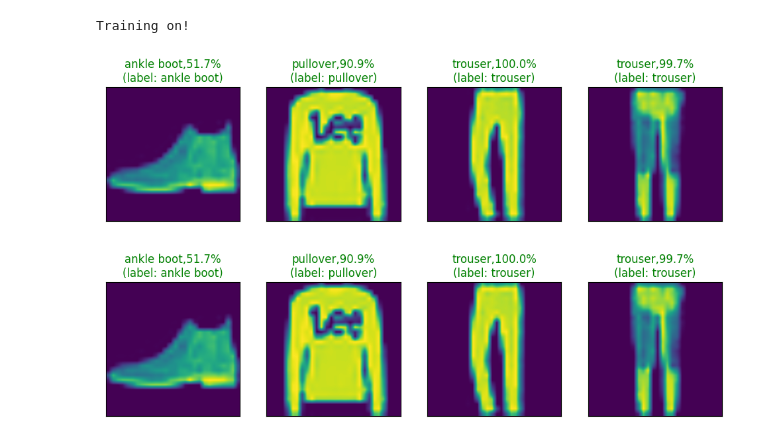
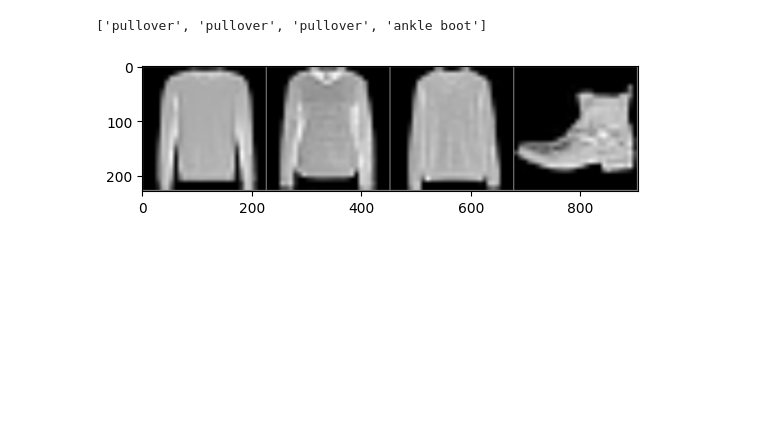
Before and after one commit to Kingsley-Cheng/NN, a Jupyter notebook: CNN/AlexNet.ipynb, the cells around one changed output. Cells and saved outputs as stored; diff of their text form; code cells hidden in the pictures; blank space fills up the shorter version.

```diff
--- a/CNN/AlexNet.ipynb
+++ b/CNN/AlexNet.ipynb
@@ -133,38 +72,0 @@ writer.close()
-# %%
-def train(epochs, model, criterion, opt,train_set):
-    def init_weights(m):
-        if type(m) == nn.Linear or type(m) == nn.Conv2d:
-            nn.init.xavier_uniform_(m.weight)
-
-    model.apply(init_weights)
-    print("Training on!")
-
-    if torch.cuda.is_available():
-        device = torch.device('cuda')
-    else:
-        device = torch.device("cpu")
-
-    model.to(device)
-
-    for epoch in range(epochs):
-        running_loss = 0.0
-        model.train()
-        for i,(X, y) in enumerate(train_set,0):
-            opt.zero_grad()
-            X, y = X.to(device), y.to(device)
-            pred = model(X)
-            loss = criterion(pred, y)
-            running_loss += loss.item()
-            loss.backward()
-            opt.step()
-
-        print(f"epoch {i}: loss={running_loss/i}")
-    print("Finish Training")
-    return model.eval()
-
-epochs = 1
-criterion = nn.CrossEntropyLoss()
-optimizer = optim.SGD(alexnet.parameters(), lr = 0.001, momentum=0.9)
-model = train(epochs,alexnet,criterion,optimizer,trains)
-# %% [output]
-Training on!
@@ -187,26 +72,0 @@ print("Accuracy of test sets:", accuracy(model, tests))
-# %%
-def pred_to_probs(net, X):
-    output = net(X)
-    _,preds_tensor = torch.max(output, 1)
-    preds = np.squeeze(preds_tensor.numpy())
-    return preds, [torch.softmax(el, dim=0)[i].item() for i, el in zip(preds, output)]
-
-def plot_class_preds(net, X, y):
-    preds, probs = pred_to_probs(net, X)
-    fig = plt.figure(figsize=(12,48))
-    for idx in np.arange(4):
-        ax = fig.add_subplot(1,4, idx+1, xticks=[], yticks=[])
-        imshow(X[idx])
-        ax.set_title("{0},{1:.1f}%\n(label: {2})".format(
-            labels[preds[idx]],
-            probs[idx]*100,
-            labels[y[idx]]),
-            color = ("green" if preds[idx] == y[idx].item() else "red"))
-    return fig
-
-testiter = iter(tests)
-X, y = next(testiter)
-plot_class_preds(model,X, y)
-# %% [output]
-[figure, removed]
-[figure, removed]
@@ -241,0 +73,11 @@ for i in range(len(labels)):
+# %%
+ROOT = "./data"
+BatchSize = 256
+optimizer = optim.SGD
+criterion = nn.CrossEntropyLoss()
+
+trains, tests, labels = basic.load_FashionMNIST_datasets(BatchSize,224,ROOT)
+basic.show_some_samples(trains,labels)
+# %% [output]
+['pullover', 'pullover', 'pullover', 'ankle boot']
+[figure, added]
```
Also changed, not shown: parts of 11 cells of this notebook, 6 other files.
